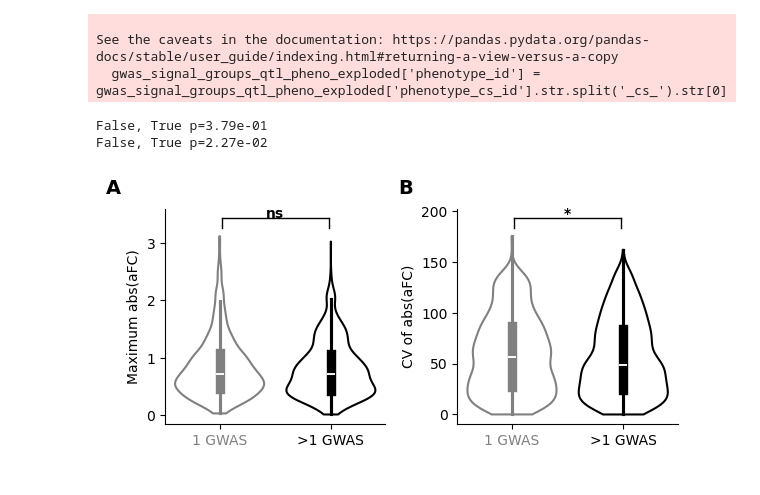
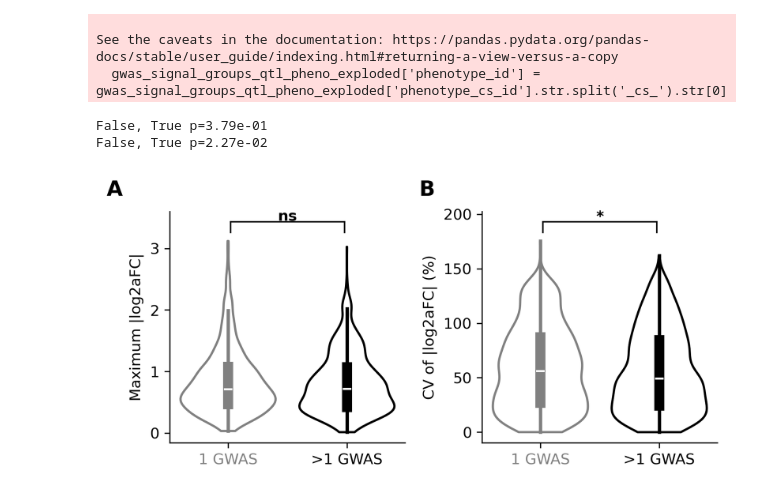
Before and after one commit to kal26/pcqtls, a Jupyter notebook: workflow/supplemental_figures/figure_s16.ipynb, the cells around one changed output. Drawn from its saved outputs; the diff is of its cells as text; code cells hidden in the pictures.

```diff
--- a/workflow/supplemental_figures/figure_s16.ipynb
+++ b/workflow/supplemental_figures/figure_s16.ipynb
@@ -92,7 +89,7 @@ Try using .loc[row_indexer,col_indexer] = value instead
 See the caveats in the documentation: https://pandas.pydata.org/pandas-docs/stable/user_guide/indexing.html#returning-a-view-versus-a-copy
   gwas_signal_groups_qtl_pheno_exploded['phenotype_id'] = gwas_signal_groups_qtl_pheno_exploded['phenotype_cs_id'].str.split('_cs_').str[0]
 # %%
-fig, axes = plt.subplots(1, 2, figsize=(6, 3), sharex=True)
+fig, axes = plt.subplots(1, 2, figsize=(6, 3), sharex=True, dpi=300)
 
 # Panel A: Maximum single-gene abs(aFC)
 sns.violinplot(
@@ -110,7 +107,7 @@ sns.violinplot(
     legend=False
 )
 axes[0].spines[['right', 'top']].set_visible(False)
-axes[0].set_ylabel('Maximum abs(aFC)')
+axes[0].set_ylabel('Maximum |log2aFC|')
 axes[0].set_xlabel('')
 axes[0].set_xticklabels(['1 GWAS', '>1 GWAS'])
 axes[0].text(-.2, 1.05, 'A', transform=axes[0].transAxes, fontsize=14, fontweight='bold',
@@ -138,33 +135,34 @@ sns.violinplot(
     cut=0,
     inner='box',
     linewidth=1.5,
     saturation=0.8,
     fill=False,
     legend=False
 )
 axes[1].spines[['right', 'top']].set_visible(False)
-axes[1].set_ylabel('CV of abs(aFC)')
+axes[1].set_ylabel('CV of |log2aFC| (%)')
 axes[1].set_xlabel('')
 axes[1].set_xticklabels(['1 GWAS', '>1 GWAS'])
 axes[1].text(-.2, 1.05, 'B', transform=axes[1].transAxes, fontsize=14, fontweight='bold',
           ha='right', va='bottom')
 add_statistical_significance(
     axes[1],
     gwas_signal_groups_afc[gwas_signal_groups_afc['has_gwas']],
     'has_multiple_gwas',
     'cv_afc',
     palette=['grey', 'k']
 )
 
 for i, tick_label in enumerate(axes[1].get_xticklabels()):
     tick_label.set_color(['grey', 'k'][i])
 
 # Save the combined figure
-plt.savefig(f"{config['working_dir']}/workflow/supplemental_figures/figures/figure_s11.pdf",
+plt.savefig(f"{config['working_dir']}/workflow/supplemental_figures/figures/figure_s16.pdf",
             transparent=True, bbox_inches='tight', dpi=300)
 
 plt.tight_layout()
+plt.show()
 # %% [output]
 False, True p=3.79e-01
 False, True p=2.27e-02
-[figure, old version]
+[figure, new version]
```
Also changed, not shown: parts of 1 cell of this notebook, 42 other files.
